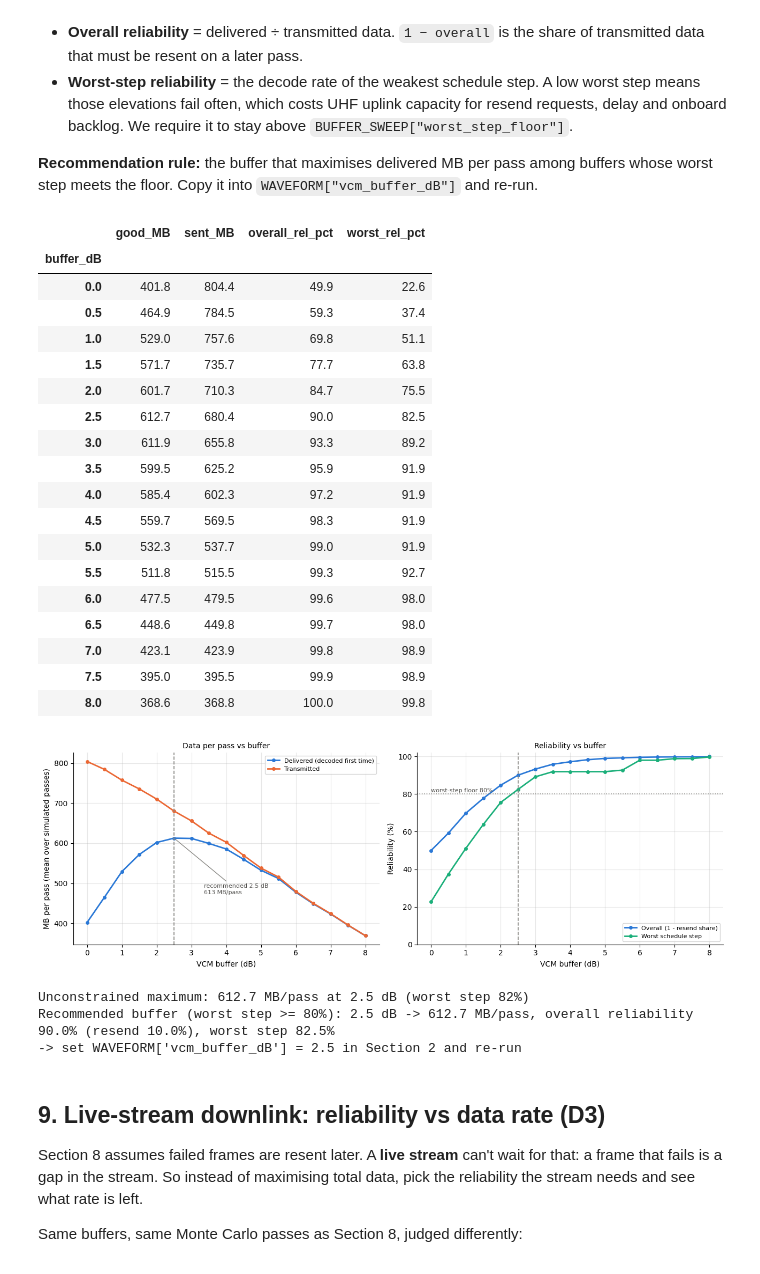
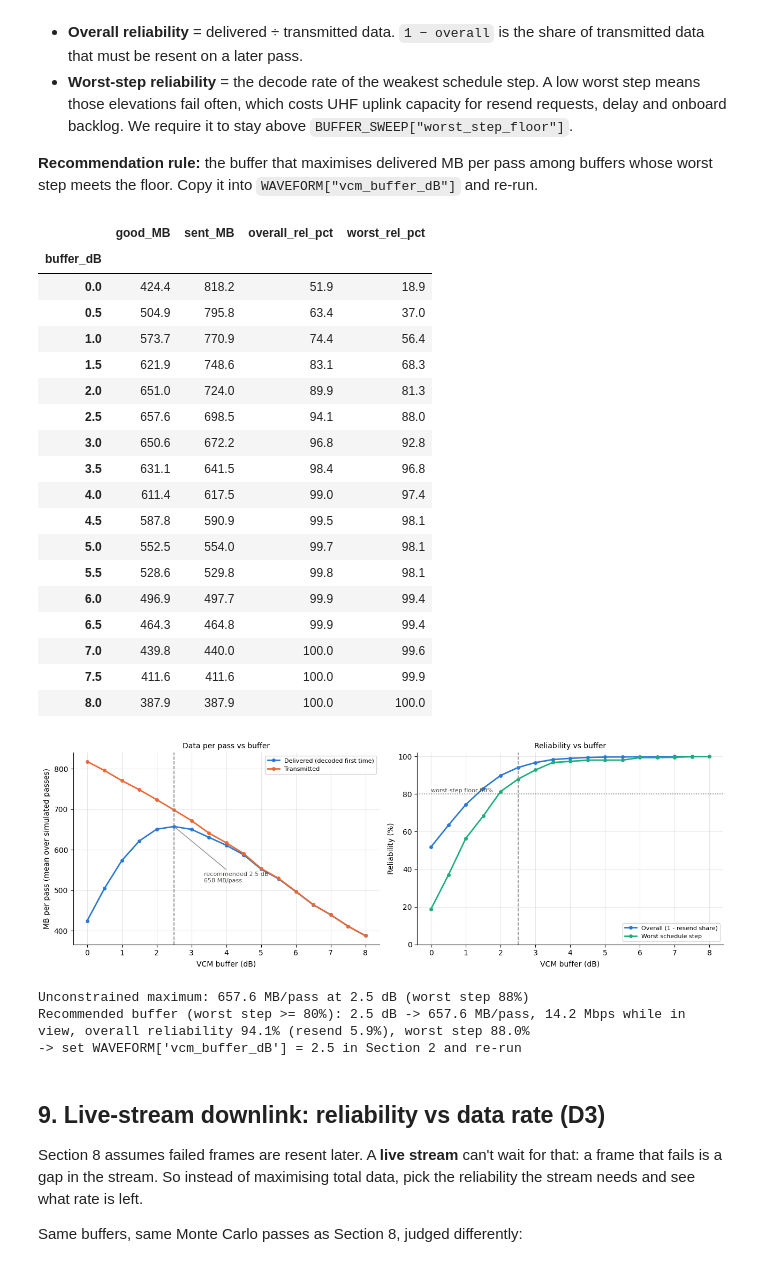
Before and after one commit to stanford-ssi/sats-monorepo, a Jupyter notebook: ground_station/Ground_Station_Link_Budget_v3_full.ipynb, the cells around one changed output. Cells and saved outputs as stored; diff of their text form; code cells hidden in the pictures.

```diff
--- a/ground_station/Ground_Station_Link_Budget_v3_full.ipynb
+++ b/ground_station/Ground_Station_Link_Budget_v3_full.ipynb
@@ -72,7 +72,7 @@ DECISIONS = dict(
 )
 
 # ---- SAT_S: satellite transmitter hardware (PA to antenna) and pointing ----
-# In-house circular S-band patch, steered at the GS by GNC during passes (pointing accuracy <= 30 deg, ~95th percentile).
+# In-house circular S-band patch, steered at the GS by GNC during passes (pointing accuracy <= 30 deg, ~99th percentile).
 SAT_S = dict(
     loss_dB           = 1.0,    # (TBC, TT&C) PA -> antenna: 90 deg hybrid for circular pol (0.3-0.5 dB) + filter + T/R switch + coax.
                                 #   src: SYSTEMS PRESENTATIONS/SM-000004 [Systems Meeting 10_26 Slides].pptx, slide 32
@@ -80,8 +80,8 @@ SAT_S = dict(
                                 #   src: PJ-300000 [BOARD ARCHITECTURE DESIGN]/PJ-100004 [S-band patch antenna research].docx, Requirements
     ant_beamwidth_deg = 60.0,   # (ASSUMED, Gabriel) half-power beamwidth requirement >= 60 deg (lower bound used).
                                 #   src: PJ-300000 [BOARD ARCHITECTURE DESIGN]/PJ-100004 [S-band patch antenna research].docx, Requirements
-    pointing_err_deg  = 15.0,   # (ASSUMED, River) MEDIAN satellite pointing error. Rayleigh-distributed, so its 95th percentile is
-                                #   ~31 deg, matching the <= 30 deg accuracy target. The schedule plans at this median; the Monte Carlo
+    pointing_err_deg  = 12.0,   # (ASSUMED, River) MEDIAN satellite pointing error. Rayleigh-distributed, so its 95th percentile is
+                                #   ~25 deg and its 99th ~31 deg, i.e. <= 30 deg about 99% of the time. The schedule plans at this median; the Monte Carlo
                                 #   (MC, Section 7) draws one error per pass from that distribution and holds it for the whole pass.
                                 #   src: PJ-DP-100003 [TT&C SYSTEM DEVELOPMENT PRESENTATIONS]/PJ-DP-100003-01 [TT&C Kickoff REV 1.0].pptx, slide 5
 )
@@ -134,7 +134,7 @@ CONSTRAINTS = dict(
 
 # ---- CANDIDATES: PA powers Section 6 sweeps for D1 [W] ----
 CANDIDATES = dict(
-    pa_W = list(range(1, 6)),    # 1 to 5 W in 1 W steps
+    pa_W = list(np.arange(1.0, 5.01, 0.5)),    # 1 to 5 W in 0.5 W steps
 )
 
 # ---- MC: what genuinely varies, for the Monte Carlo (Section 7) ----
@@ -156,7 +156,7 @@ BUFFER_SWEEP = dict(
     worst_step_floor = 0.80,    # (TBC, Joel) reject buffers where any step decodes on < 80% of passes
     stream_targets   = (0.95, 0.99),   # (TBC, Joel) live-stream reliability targets shown in Section 9
     stream_table_targets = (0.95, 0.96, 0.97, 0.98, 0.99),   # worst-step targets (rows) in the Section 9 table
-    stream_table_pa_W    = list(range(2, 11)),               # PA powers [W] (columns) in the Section 9 table
+    stream_table_pa_W    = list(np.arange(1.0, 5.01, 0.5)),  # PA powers [W] (columns) in the Section 9 table: 1-5 W, 0.5 W steps
 )
 
 # ---- VIDEO_RATES_MBPS: reference video bitrates drawn on the Section 9 rate chart [Mbit/s] ----
@@ -373,10 +377,10 @@ def link_budget(elev_deg, design=None, alt_km=None, err_deg=None, Rs=None):
                                       + b["+ Dish gain (dBi)"] - b["- Feed loss"])
     b["System temperature (K)"]    = np.full_like(el, TSYS_K)
     b["G/T (dB/K)"]                = GS_S["dish_gain_dBi"] - GS_S["feed_loss_dB"] - 10*np.log10(b["System temperature (K)"])
-    b["N0 (dBm/Hz)"]               = therm_noise_dbm(b["System temperature (K)"], 1.0)
-    b["= C/N0 (dB-Hz)"]            = b["= Received power (dBm)"] - b["N0 (dBm/Hz)"]
-    b["- 10 log10(Rs)"]            = np.full_like(el, 10*np.log10(Rs))
-    b["= Available Es/N0"]         = b["= C/N0 (dB-Hz)"] - b["- 10 log10(Rs)"]
+    b["Noise power in 1 Hz, N0 (dBm/Hz)"]               = therm_noise_dbm(b["System temperature (K)"], 1.0)
+    b["= Signal-to-noise in 1 Hz, C/N0 (dB-Hz)"]            = b["= Received power (dBm)"] - b["Noise power in 1 Hz, N0 (dBm/Hz)"]
+    b["- Spread over the symbol rate, 10 log10(Rs)"]            = np.full_like(el, 10*np.log10(Rs))
+    b["= Available Es/N0"]         = b["= Signal-to-noise in 1 Hz, C/N0 (dB-Hz)"] - b["- Spread over the symbol rate, 10 log10(Rs)"]
     return b
 # %%
 BUDGET_ELEVS = [10, 20, 30, 45, 60, 90]
@@ -798,6 +848,7 @@ The buffer trades speed for reliability. A small buffer picks fast MODCODs that
 sweep = pd.DataFrame([dict(buffer_dB=bf, **{k: v for k, v in evaluate_buffer(SAMPLES, bf).items()
                                             if k in ("good_MB", "sent_MB", "overall_rel", "worst_rel")})
                       for bf in BUFFER_SWEEP["buffers_dB"]])
+PASS_TIME_S = len(SAMPLES)*DT_S/SAMPLES.attrs["n_passes"]        # mean time above the mask per pass [s]
 
 # ---- Pick the recommended buffer ----
 # Rule: among buffers whose weakest step still decodes on >= floor (80%) of passes, take the one that
@@ -817,54 +868,54 @@ ax1.plot(sweep.buffer_dB, sweep.good_MB, color=SERIES[0], marker="o", ms=4, labe
 ax1.plot(sweep.buffer_dB, sweep.sent_MB, color=SERIES[1], marker="o", ms=4, label="Transmitted")
 if rec is not None:
     ax1.axvline(BUFFER_REC, color=REF_GREY, ls="--", lw=1.2)
     ax1.annotate(f"recommended {BUFFER_REC:g} dB\n{rec.good_MB:.0f} MB/pass", (BUFFER_REC, rec.good_MB),
                  xytext=(40, -75), textcoords="offset points", fontsize=8, color="#52514e",
                  arrowprops=dict(arrowstyle="-", color=REF_GREY))
 ax1.set_xlabel("VCM buffer (dB)"); ax1.set_ylabel("MB per pass (mean over simulated passes)")
 ax1.set_title("Data per pass vs buffer", fontsize=10); ax1.legend(fontsize=8)
 # Right: overall and worst-step reliability vs buffer
 ax2.plot(sweep.buffer_dB, 100*sweep.overall_rel, color=SERIES[0], marker="o", ms=4, label="Overall (1 - resend share)")
 ax2.plot(sweep.buffer_dB, 100*sweep.worst_rel, color=SERIES[2], marker="o", ms=4, label="Worst schedule step")
 ax2.axhline(100*floor, color=REF_GREY, ls=":", lw=1.2)
 ax2.text(sweep.buffer_dB.min(), 100*floor + 1, f"worst-step floor {floor:.0%}", fontsize=8, color="#52514e")
 if rec is not None:
     ax2.axvline(BUFFER_REC, color=REF_GREY, ls="--", lw=1.2)
 ax2.set_ylim(0, 102)
 ax2.set_xlabel("VCM buffer (dB)"); ax2.set_ylabel("Reliability (%)")
 ax2.set_title("Reliability vs buffer", fontsize=10); ax2.legend(fontsize=8, loc="lower right")
 plt.tight_layout(); plt.show()
 
 print(f"Unconstrained maximum: {best_any.good_MB:.1f} MB/pass at {best_any.buffer_dB:g} dB "
       f"(worst step {best_any.worst_rel:.0%})")
 if rec is not None:
-    print(f"Recommended buffer (worst step >= {floor:.0%}): {BUFFER_REC:g} dB -> {rec.good_MB:.1f} MB/pass, "
+    print(f"Recommended buffer (worst step >= {floor:.0%}): {BUFFER_REC:g} dB -> {rec.good_MB:.1f} MB/pass, {8*rec.good_MB/PASS_TIME_S:.1f} Mbps while in view, "
           f"overall reliability {rec.overall_rel:.1%} (resend {1 - rec.overall_rel:.1%}), worst step {rec.worst_rel:.1%}")
     print(f"-> set WAVEFORM['vcm_buffer_dB'] = {BUFFER_REC:g} in Section 2 and re-run")
 else:
     print(f"No buffer in the sweep meets the {floor:.0%} worst-step floor: widen the sweep or revisit the floor")
 # %% [output]
 |  | good_MB | sent_MB | overall_rel_pct | worst_rel_pct |
 | buffer_dB |  |  |  |  |
-| 0.0 | 401.8 | 804.4 | 49.9 | 22.6 |
-| 0.5 | 464.9 | 784.5 | 59.3 | 37.4 |
-| 1.0 | 529.0 | 757.6 | 69.8 | 51.1 |
-| 1.5 | 571.7 | 735.7 | 77.7 | 63.8 |
-| 2.0 | 601.7 | 710.3 | 84.7 | 75.5 |
-| 2.5 | 612.7 | 680.4 | 90.0 | 82.5 |
-| 3.0 | 611.9 | 655.8 | 93.3 | 89.2 |
-| 3.5 | 599.5 | 625.2 | 95.9 | 91.9 |
-| 4.0 | 585.4 | 602.3 | 97.2 | 91.9 |
-| 4.5 | 559.7 | 569.5 | 98.3 | 91.9 |
-| 5.0 | 532.3 | 537.7 | 99.0 | 91.9 |
-| 5.5 | 511.8 | 515.5 | 99.3 | 92.7 |
-| 6.0 | 477.5 | 479.5 | 99.6 | 98.0 |
-| 6.5 | 448.6 | 449.8 | 99.7 | 98.0 |
-| 7.0 | 423.1 | 423.9 | 99.8 | 98.9 |
-| 7.5 | 395.0 | 395.5 | 99.9 | 98.9 |
-| 8.0 | 368.6 | 368.8 | 100.0 | 99.8 |
+| 0.0 | 424.4 | 818.2 | 51.9 | 18.9 |
+| 0.5 | 504.9 | 795.8 | 63.4 | 37.0 |
+| 1.0 | 573.7 | 770.9 | 74.4 | 56.4 |
+| 1.5 | 621.9 | 748.6 | 83.1 | 68.3 |
+| 2.0 | 651.0 | 724.0 | 89.9 | 81.3 |
+| 2.5 | 657.6 | 698.5 | 94.1 | 88.0 |
+| 3.0 | 650.6 | 672.2 | 96.8 | 92.8 |
+| 3.5 | 631.1 | 641.5 | 98.4 | 96.8 |
+| 4.0 | 611.4 | 617.5 | 99.0 | 97.4 |
+| 4.5 | 587.8 | 590.9 | 99.5 | 98.1 |
+| 5.0 | 552.5 | 554.0 | 99.7 | 98.1 |
+| 5.5 | 528.6 | 529.8 | 99.8 | 98.1 |
+| 6.0 | 496.9 | 497.7 | 99.9 | 99.4 |
+| 6.5 | 464.3 | 464.8 | 99.9 | 99.4 |
+| 7.0 | 439.8 | 440.0 | 100.0 | 99.6 |
+| 7.5 | 411.6 | 411.6 | 100.0 | 99.9 |
+| 8.0 | 387.9 | 387.9 | 100.0 | 100.0 |
-[figure, old version]
+[figure, new version]
-Unconstrained maximum: 612.7 MB/pass at 2.5 dB (worst step 82%)
-Recommended buffer (worst step >= 80%): 2.5 dB -> 612.7 MB/pass, overall reliability 90.0% (resend 10.0%), worst step 82.5%
+Unconstrained maximum: 657.6 MB/pass at 2.5 dB (worst step 88%)
+Recommended buffer (worst step >= 80%): 2.5 dB -> 657.6 MB/pass, 14.2 Mbps while in view, overall reliability 94.1% (resend 5.9%), worst step 88.0%
 -> set WAVEFORM['vcm_buffer_dB'] = 2.5 in Section 2 and re-run
 # %% [markdown]
 ## 9. Live-stream downlink: reliability vs data rate (D3)
```
Also changed, not shown: parts of 11 cells of this notebook.
